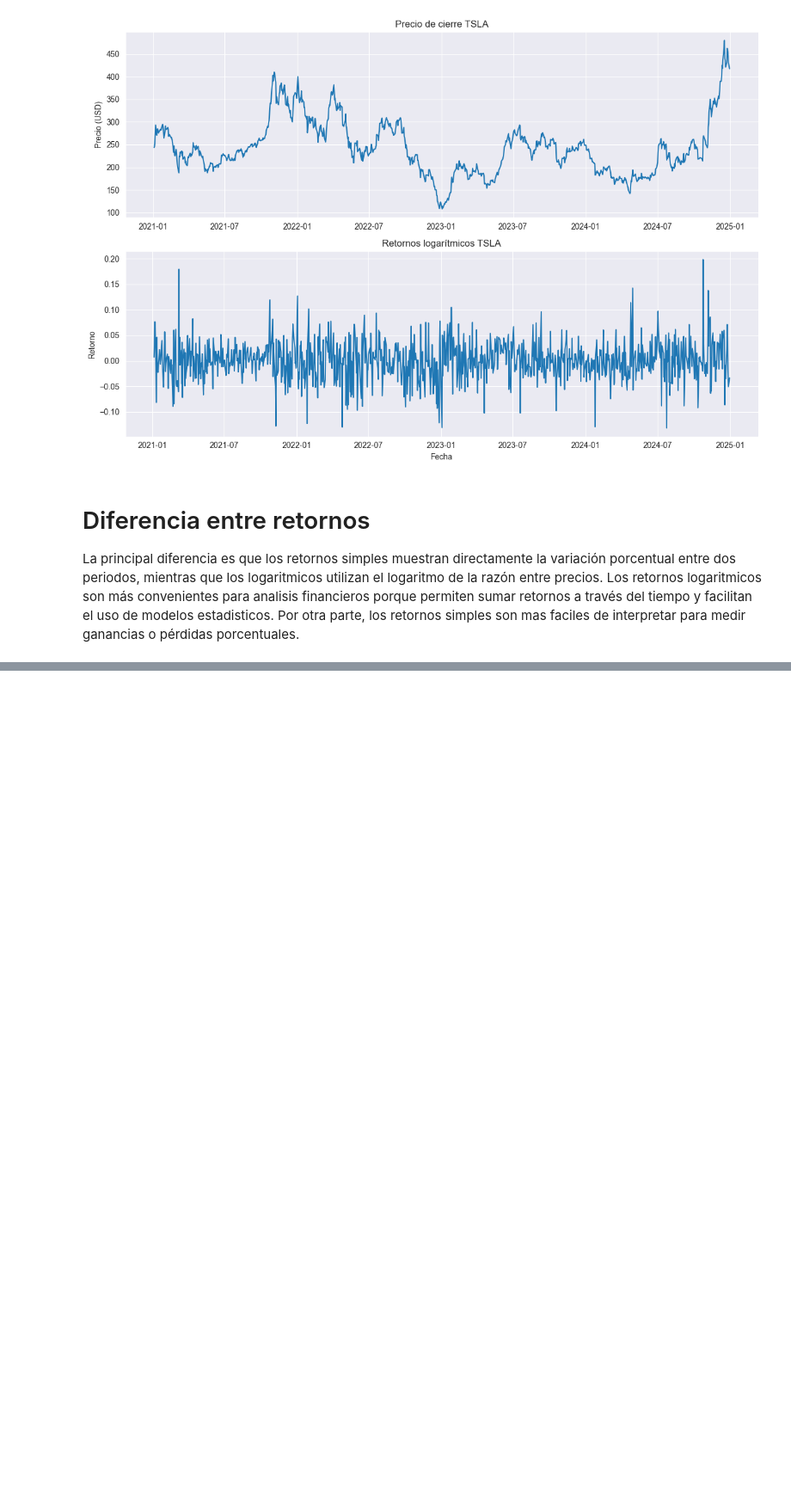
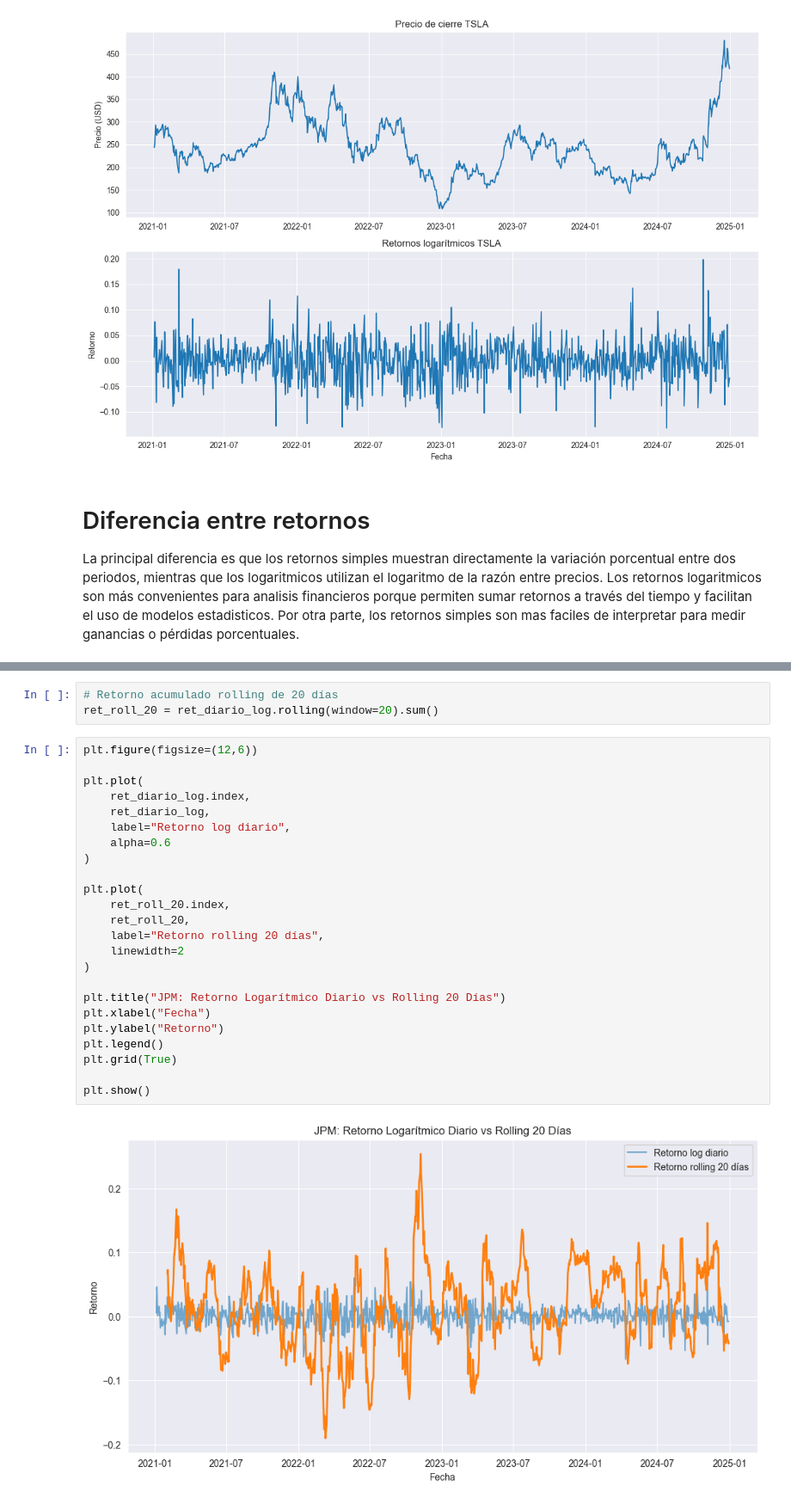
Before and after one commit to Antoniacifuentes/ds_finance_cifuentes, a Jupyter notebook: notebooks/hw2.ipynb, the cells around one changed output, grey strips where cells are left out. Shown at 86% size. Cells and saved outputs as stored; diff of their text form; blank space fills up the shorter version.

```diff
--- a/notebooks/hw2.ipynb
+++ b/notebooks/hw2.ipynb
@@ -89,0 +141,29 @@ Los retornos logaritmicos son más convenientes para analisis financieros porque
+# %%
+# Retorno acumulado rolling de 20 días
+ret_roll_20 = ret_diario_log.rolling(window=20).sum()
+# %%
+plt.figure(figsize=(12,6))
+
+plt.plot(
+    ret_diario_log.index,
+    ret_diario_log,
+    label="Retorno log diario",
+    alpha=0.6
+)
+
+plt.plot(
+    ret_roll_20.index,
+    ret_roll_20,
+    label="Retorno rolling 20 días",
+    linewidth=2
+)
+
+plt.title("JPM: Retorno Logarítmico Diario vs Rolling 20 Días")
+plt.xlabel("Fecha")
+plt.ylabel("Retorno")
+plt.legend()
+plt.grid(True)
+
+plt.show()
+# %% [output]
+[figure, added]
```
Also changed, not shown: parts of 7 cells of this notebook.
